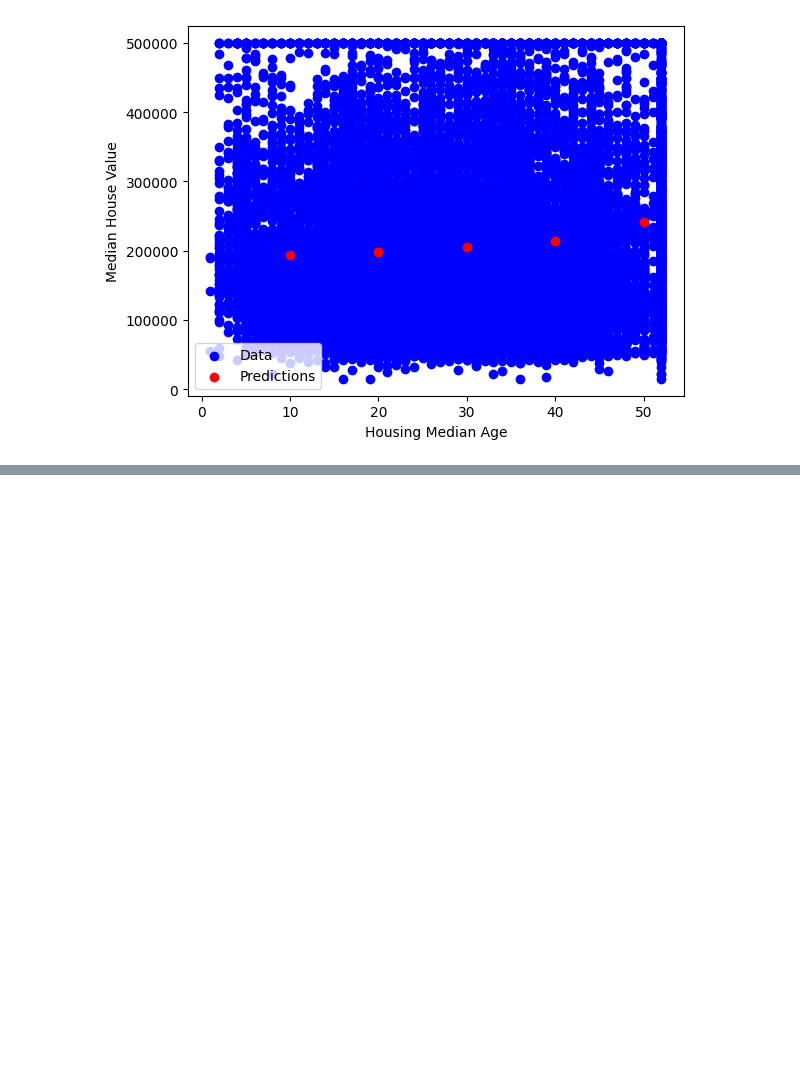
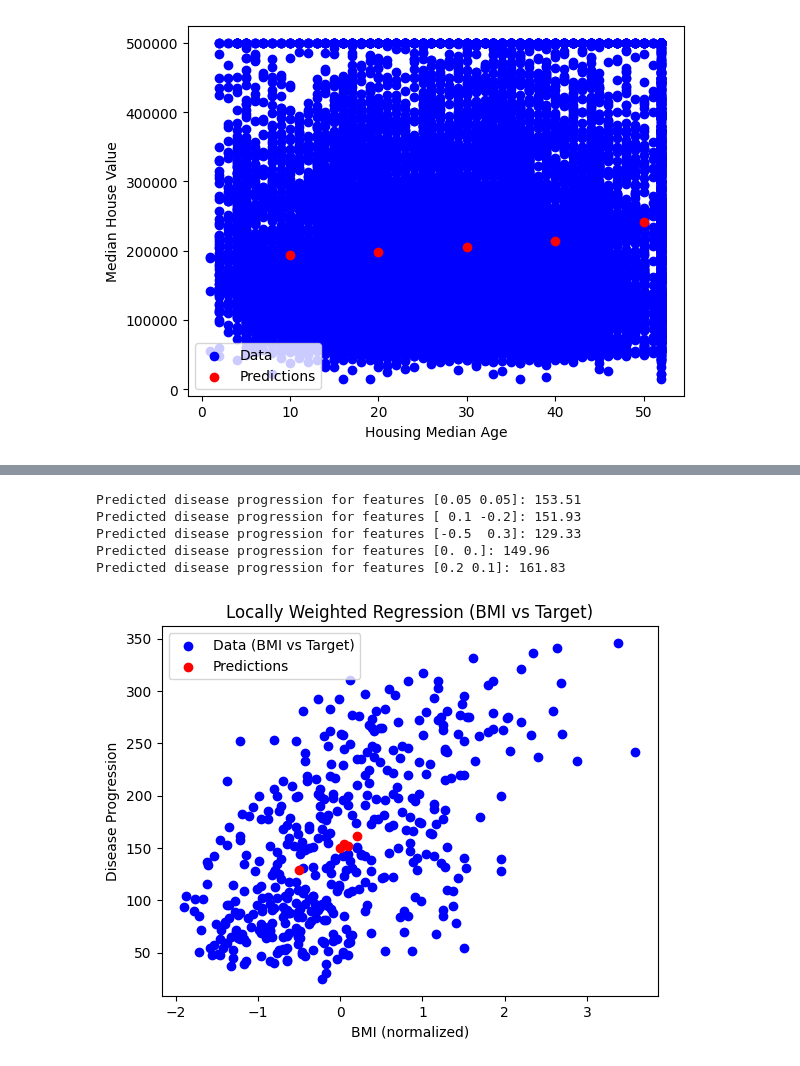
Before and after one commit to Vinayak178-collab/VINAYAK, a Jupyter notebook: LAB_6.ipynb, the cells around one changed output, grey strips where cells are left out. Cells and saved outputs as stored; diff of their text form; code cells hidden in the pictures; blank space fills up the shorter version.

```diff
--- a/LAB_6.ipynb
+++ b/LAB_6.ipynb
@@ -166,0 +133,72 @@ KeyError: "None of [Index(['Avg Area Income', 'Avg Area House Age', 'Avg Area Nu
+# %%
+import numpy as np
+import matplotlib.pyplot as plt
+from sklearn.datasets import load_diabetes
+from sklearn.preprocessing import StandardScaler
+
+# Step 1: Load diabetes dataset
+diabetes = load_diabetes()
+X = diabetes.data  # shape (442, 10)
+Y = diabetes.target  # shape (442,)
+
+# Step 2: Select 2 features: BMI (index 2) and BP (index 3)
+X = X[:, [2, 3]]  # 2D input features
+
+# Step 3: Standardize features
+scaler = StandardScaler()
+X = scaler.fit_transform(X)
+
+# Add intercept term
+m = X.shape[0]
+X_with_bias = np.hstack([np.ones((m, 1)), X])
+
+# Step 4: LWR implementation
+def locally_weighted_regression(X, Y, tau, x_query):
+    m = X.shape[0]
+    W = np.eye(m)
+
+    for i in range(m):
+        diff = X[i] - x_query
+        W[i, i] = np.exp(-np.dot(diff, diff) / (2 * tau**2))
+
+    XTWX = X.T @ W @ X
+    if np.linalg.det(XTWX) == 0:
+        theta = np.linalg.pinv(XTWX) @ X.T @ W @ Y
+    else:
+        theta = np.linalg.inv(XTWX) @ X.T @ W @ Y
+
+    y_pred = x_query @ theta
+    return y_pred
+
+# Step 5: Predict for a few sample points (use normalized feature scale)
+x_queries = np.array([
+    [0.05, 0.05],
+    [0.1, -0.2],
+    [-0.5, 0.3],
+    [0.0, 0.0],
+    [0.2, 0.1]
+])
+
+predictions = []
+
+for x_query in x_queries:
+    x_query_with_bias = np.hstack(([1], x_query))  # Add bias
+    y_query = locally_weighted_regression(X_with_bias, Y, tau=0.5, x_query=x_query_with_bias)
+    predictions.append(y_query)
+    print(f"Predicted disease progression for features {x_query}: {y_query:.2f}")
+
+# Step 6: Visualization (only for first feature vs target)
+plt.scatter(X[:, 0], Y, color='blue', label='Data (BMI vs Target)')
+plt.scatter(x_queries[:, 0], predictions, color='red', label='Predictions')
+plt.xlabel('BMI (normalized)')
+plt.ylabel('Disease Progression')
+plt.title('Locally Weighted Regression (BMI vs Target)')
+plt.legend()
+plt.show()
+# %% [output]
+Predicted disease progression for features [0.05 0.05]: 153.51
+Predicted disease progression for features [ 0.1 -0.2]: 151.93
+Predicted disease progression for features [-0.5  0.3]: 129.33
+Predicted disease progression for features [0. 0.]: 149.96
+Predicted disease progression for features [0.2 0.1]: 161.83
+[figure, added]
```
Also changed, not shown: parts of 11 cells of this notebook.
